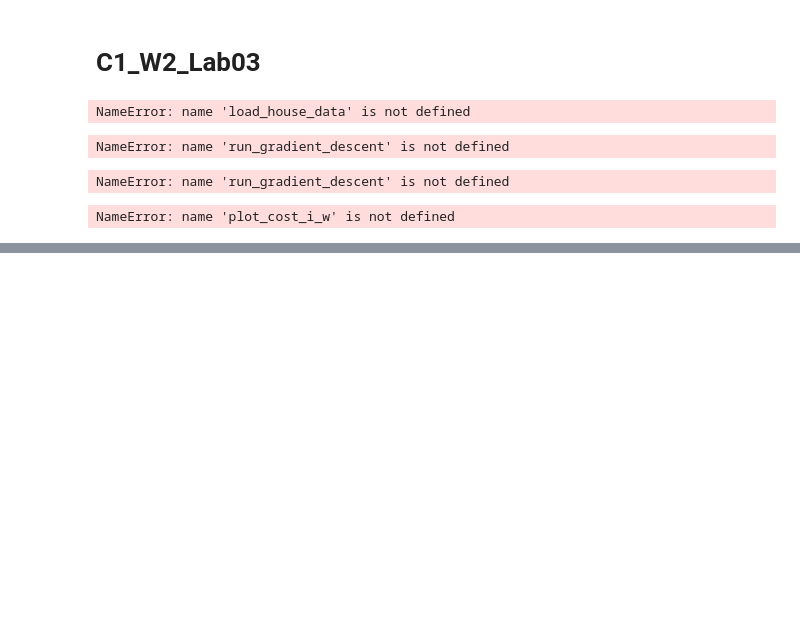
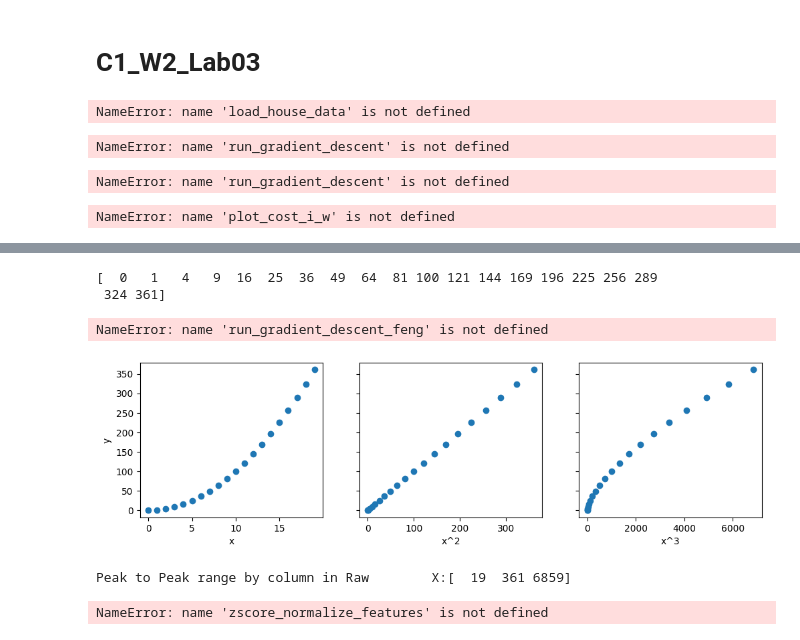
Before and after one commit to afif-af/ml_spacialization, a Jupyter notebook: supervisedWeek002.ipynb, the cells around one changed output, grey strips where cells are left out. Saved outputs shown, nothing was run; the diff lists cells and outputs as text; code cells hidden in the pictures; blank space fills up the shorter version.

```diff
--- a/supervisedWeek002.ipynb
+++ b/supervisedWeek002.ipynb
@@ -49,0 +90,19 @@ NameError: name 'plot_cost_i_w' is not defined
+# %%
+fig,ax=plt.subplots(1, 4, figsize=(12, 3))
+for i in range(len(ax)):
+    norm_plot(ax[i],X_train[:,i],)
+    ax[i].set_xlabel(X_features[i])
+ax[0].set_ylabel("count");
+fig.suptitle("distribution of features before normalization")
+plt.show()
+
+fig,ax=plt.subplots(1,4,figsize=(12,3))
+for i in range(len(ax)):
+    norm_plot(ax[i],X_norm[:,i],)
+    ax[i].set_xlabel(X_features[i])
+ax[0].set_ylabel("count");
+fig.suptitle("distribution of features after normalization")
+
+plt.show()
+# %%
+w_norm,b_norm,hist=run_gradient_descent(x_norm,y_train,1000,1.0e-1,)
@@ -49,0 +111,13 @@ NameError: name 'plot_cost_i_w' is not defined
+# %%
+m=x_norm.shape[0]
+yp=np.zeros(m)
+for i in range(m):
+  yp[i]=np.dot(x_norm[i],w_norm)+b_norm
+
+fig,ax=plt.subplots(1,4,figsize=(12,3),sharey=True)
+for i in range(len(ax)):
+  ax[i].scatter(x_train[:,i],y_train,label="target")
+  ax[i].scatter(x_train[:,i],yp,color=dlc["dlorange"],label="predict")
+ax[0].set_ylabel("Price");ax[0].legend();
+fig.suptitle("target vs predict")
+plt.show()
@@ -49,0 +208,39 @@ NameError: name 'plot_cost_i_w' is not defined
+# %%
+print(y)
+# %% [output]
+[  0   1   4   9  16  25  36  49  64  81 100 121 144 169 196 225 256 289
+ 324 361]
+# %%
+model_w,model_b=run_gradient_descent_feng(x,y,iterations=1000,alpha=1e-2)
+plt.scatter(x,y,marker='x',c='r',label ="actual value");
+plt.title("no feature engg")
+plt.plot(x,x@model_w+model_b,label="Prediction value");
+plt.xlabel("x");
+plt.ylabel("y");
+plt.legend();
+plt.show()
+# %% [output]
+NameError: name 'run_gradient_descent_feng' is not defined
+# %%
+x=np.arange(0,20,1)
+y=x**2
+x=np.c_[x,x**2,x**3]
+x_features=['x','x^2','x^3']
+# %%
+fig,ax=plt.subplots(1,3,figsize=(12,3),sharey=True)
+for i in range(len(ax)):
+  ax[i].scatter(x[:,i],y)
+  ax[i].set_xlabel(x_features[i])
+ax[0].set_ylabel("y")
+plt.show()
+# %% [output]
+[figure, added]
+# %%
+x = np.arange(0,20,1)
+X = np.c_[x, x**2, x**3]
+print(f"Peak to Peak range by column in Raw        X:{np.ptp(X,axis=0)}")
+X = zscore_normalize_features(X)
+print(f"Peak to Peak range by column in Normalized X:{np.ptp(X,axis=0)}")
+# %% [output]
+Peak to Peak range by column in Raw        X:[  19  361 6859]
+NameError: name 'zscore_normalize_features' is not defined
```
Also changed, not shown: parts of 31 cells of this notebook.
